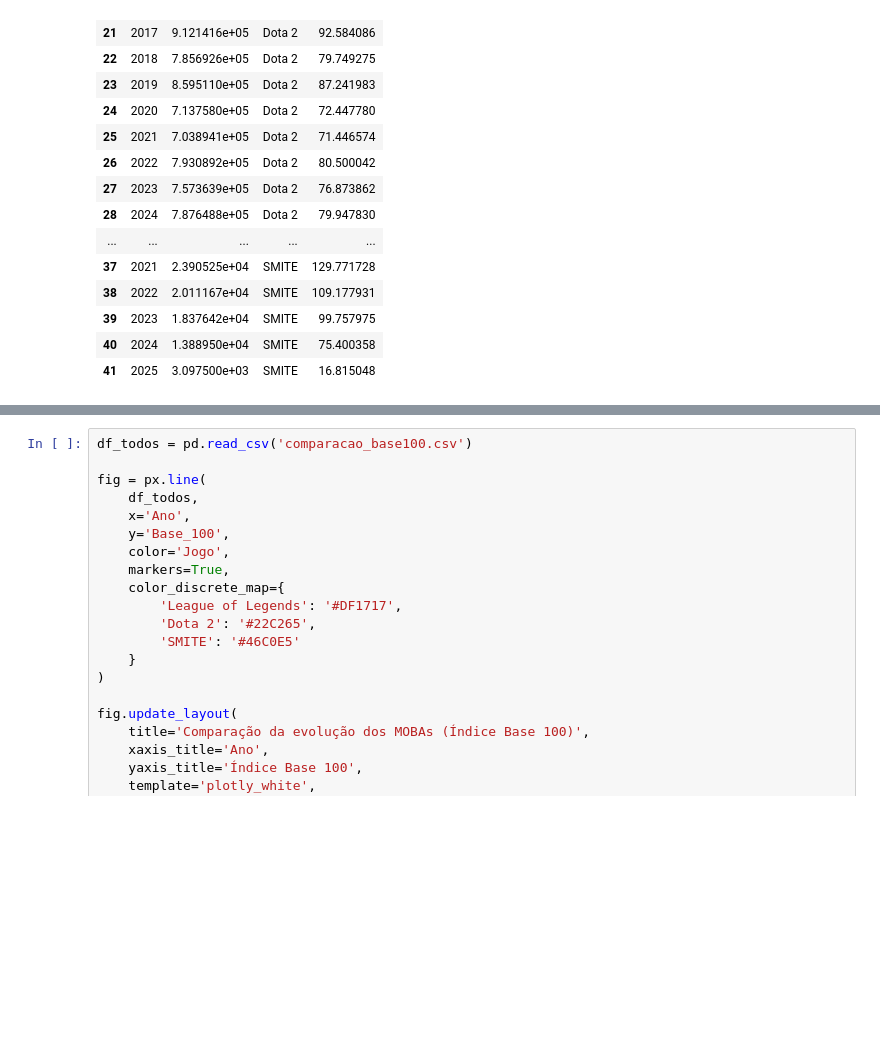
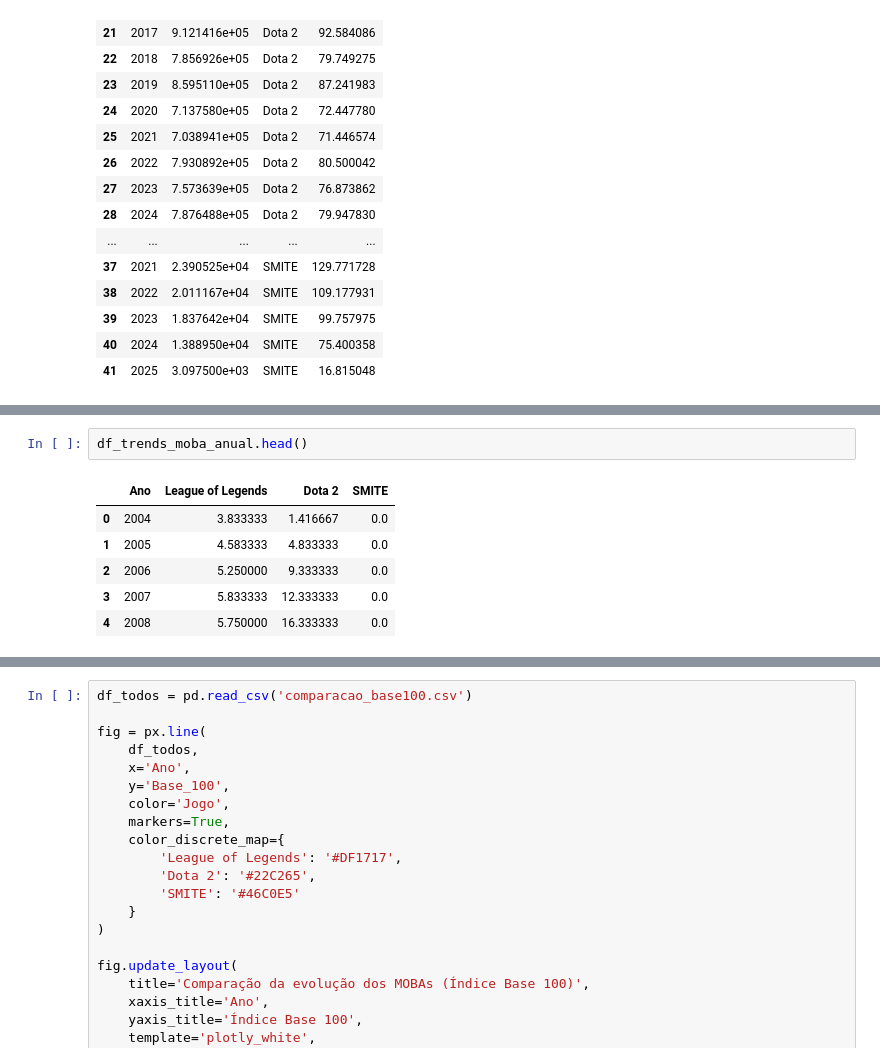
Before and after one commit to GabrielMSAlbino/Lol-esta-acabando-ponto-de-interogacao, a Jupyter notebook: lol_esta_acabandov2.ipynb, the cells around one changed output, grey strips where cells are left out. Saved outputs shown, nothing was run; the diff lists cells and outputs as text; blank space fills up the shorter version.

```diff
--- a/lol_esta_acabandov2.ipynb
+++ b/lol_esta_acabandov2.ipynb
@@ -427,0 +452,9 @@ df_todos.head(33)
+# %%
+df_trends_moba_anual.head()
+# %% [output]
+|  | Ano | League of Legends | Dota 2 | SMITE |
+| 0 | 2004 | 3.833333 | 1.416667 | 0.0 |
+| 1 | 2005 | 4.583333 | 4.833333 | 0.0 |
+| 2 | 2006 | 5.250000 | 9.333333 | 0.0 |
+| 3 | 2007 | 5.833333 | 12.333333 | 0.0 |
+| 4 | 2008 | 5.750000 | 16.333333 | 0.0 |
```
Also changed, not shown: parts of 14 cells of this notebook, 3 other files.
